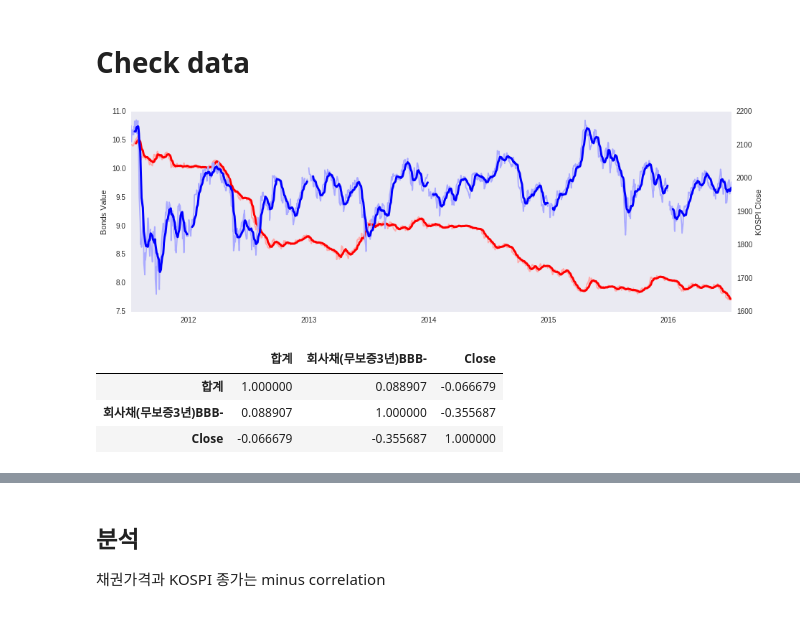
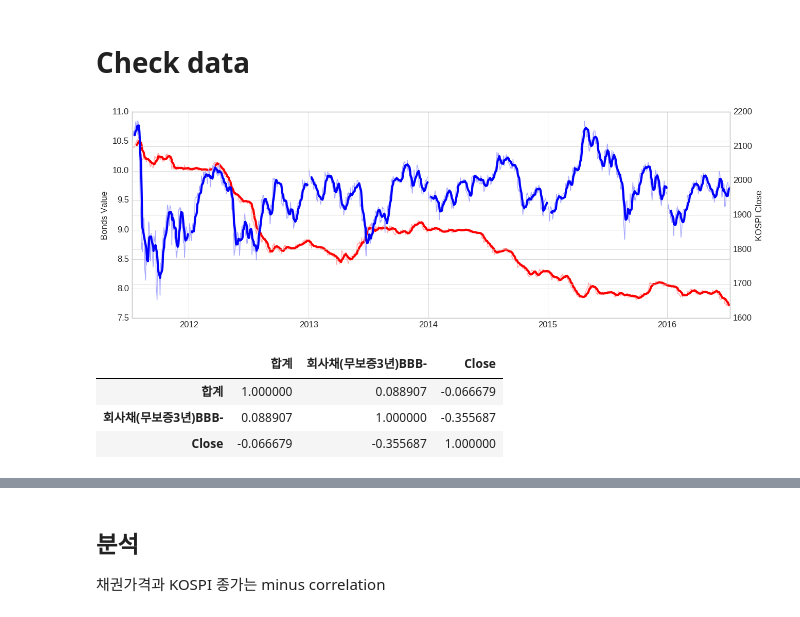
Before and after one commit to tohichoi/ecos, a Jupyter notebook: ecos.ipynb, the cells around one changed output, grey strips where cells are left out. Drawn from its saved outputs; the diff is of its cells as text; code cells hidden in the pictures.

```diff
--- a/ecos.ipynb
+++ b/ecos.ipynb
@@ -20,10 +20,10 @@ import os
 from scipy import fftpack
 import seaborn as sns
 # %%
-#plt.style.use('default')
-#sns.set_style("whitegrid")
-sns.set_style("ticks")
-sns.set_style("dark")
+plt.style.use('default')
+sns.set_style("whitegrid")
+#sns.set_style("ticks")
+#sns.set_style("dark")
 # %% [markdown]
 # 채권거래현황
 # %%
@@ -45,10 +45,10 @@ df_bond.head()
 # 채권 금리(최종호가 수익률)
 # %%
 df=pd.read_excel('data/최종호가 수익률-v2.xls', thousands=',', index_col=0)
-df_bold_yields=df
+df_bond_interest=df
 
-df_bold_yields.index=pd.to_datetime(df_bold_yields.index)
-df_bold_yields.head()
+df_bond_interest.index=pd.to_datetime(df_bond_interest.index)
+df_bond_interest.head()
 # %% [output]
 |  | 국고채권(3년) | 국고채권(5년) | 통안증권(1년) | 회사채(무보증3년)AA- | 회사채(무보증3년)BBB- | CD(91일) |
 | 일자 |  |  |  |  |  |  |
@@ -81,27 +81,30 @@ else:
 # %%
 #print len(df_bond), len(df_kospi)
 
 sdate=datetime.date(year=2011,month=1,day=1)
 edate=datetime.date(year=2016,month=7,day=11)
 
-df=pd.concat([df_bond[u'합계'], df_bold_yields[u'회사채(무보증3년)BBB-'], df_kospi['Close']], axis=1, join_axes=[df_bond.index])
+df=pd.concat([df_bond[u'합계'], df_bond_interest[u'회사채(무보증3년)BBB-'], df_kospi['Close']], axis=1, join_axes=[df_bond.index])
 df_merged=df.ix[sdate:edate]
 
 fig, ax1 = plt.subplots(figsize=(15, 5))
+ax1.grid(True)
 ax1.plot(df_merged[u'회사채(무보증3년)BBB-'], color='#ffaaaa')
 ax1.set_ylabel('Bonds Value')
 ax1.plot(df_merged[u'회사채(무보증3년)BBB-'].rolling(window=10).mean(), color='r', linewidth=3)
+
 #ax1.legend()
 ax2=ax1.twinx()
+ax2.grid(True)
 ax2.plot(df_merged[u'Close'], color='#aaaaff')
-ax2.plot(df_merged[u'Close'].rolling(window=10).mean(), color='b', linewidth=3)
+ax2.plot(df_merged[u'Close'].rolling(window=7).mean(), color='b', linewidth=3)
 ax2.set_ylabel('KOSPI Close')
 #ax2.legend()
 plt.show()
 #abs(df_merged.corr('pearson')) >  0.2
 df_merged.corr('pearson')
 # %% [output]
-[figure, old version]
+[figure, new version]
 |  | 합계 | 회사채(무보증3년)BBB- | Close |
 | 합계 | 1.000000 | 0.088907 | -0.066679 |
 | 회사채(무보증3년)BBB- | 0.088907 | 1.000000 | -0.355687 |
```
Also changed, not shown: parts of 7 cells of this notebook, 3 other files.
